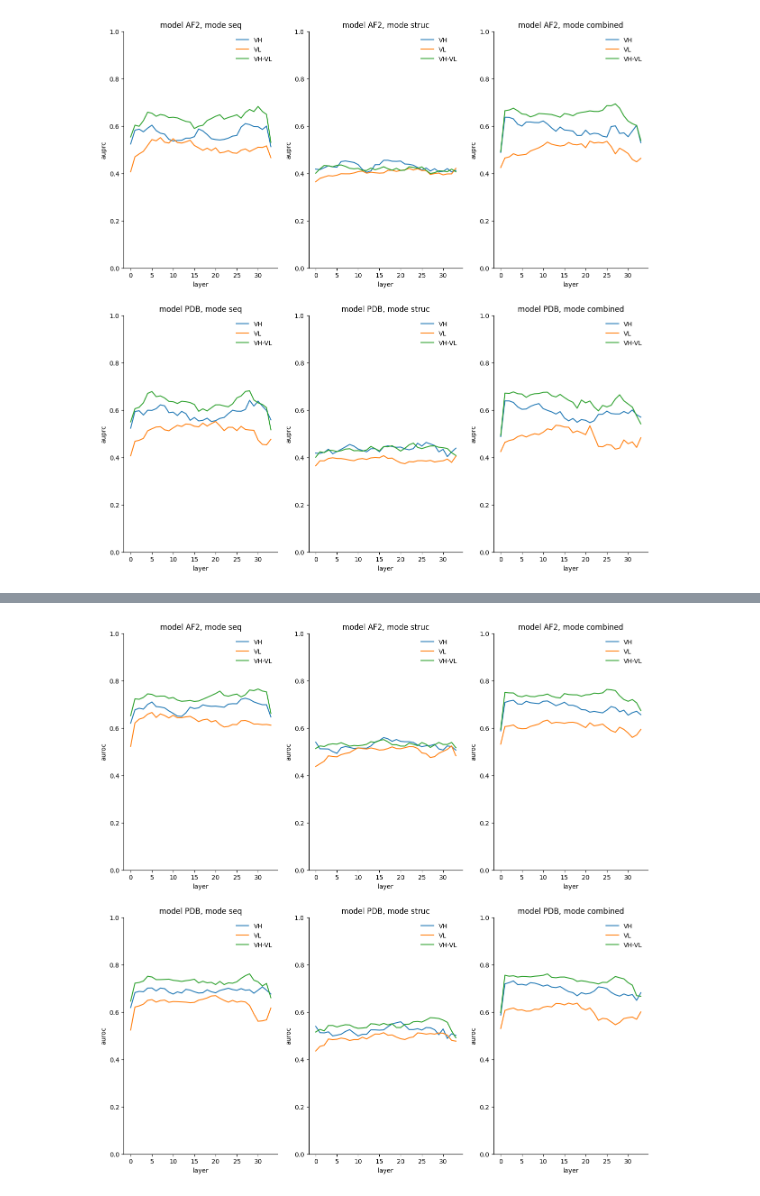
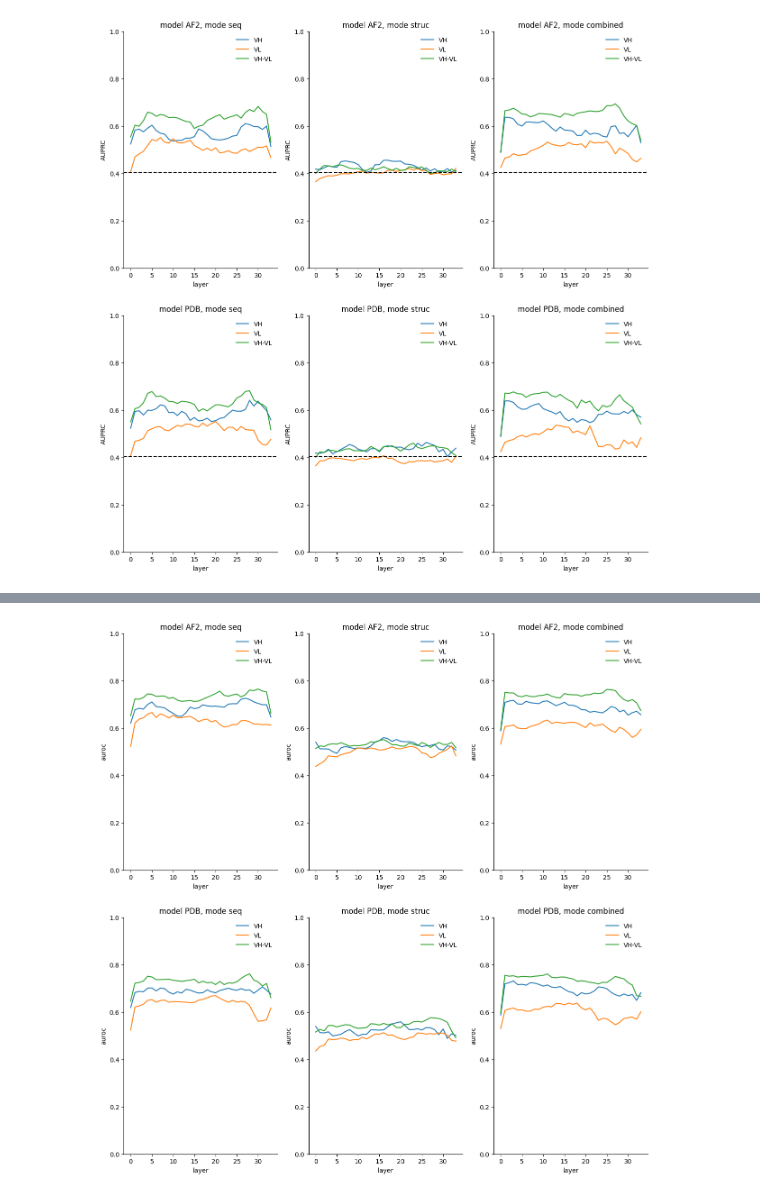
Before and after one commit to PRBorole/MALT, a Jupyter notebook: notebooks/linear_probing/probe_results_SaProt.ipynb, the cells around one changed output, grey strips where cells are left out. Saved outputs shown, nothing was run; the diff lists cells and outputs as text; code cells hidden in the pictures.

```diff
--- a/notebooks/linear_probing/probe_results_SaProt.ipynb
+++ b/notebooks/linear_probing/probe_results_SaProt.ipynb
@@ -4,37 +4,43 @@ import numpy as np
 import matplotlib.pyplot as plt
 import seaborn as sns
 import json
+# %%
+train_test_df = pd.read_csv('./../datasets/csi_bli/csi_bli/csi_bli_train_test_split.csv')
+auprc_baseline = train_test_df['Signal Normalised to -ve Control_binarized'].sum()/len(train_test_df)
 # %%
+#### AUPRC
 chains = ['VH', 'VL', 'VH-VL']
 modes = ['seq', 'struc', 'combined']
 models = ['AF2', 'PDB']
-
+metric = 'auprc'
 results_path = './results/SaProt//'
 
 fig, axs = plt.subplots(
     nrows=len(models),
     ncols=len(modes),
     figsize=(5*len(chains), 5*len(modes))
 )
 
 for idx, model in enumerate(models):
     for jdx, mode in enumerate(modes):
         plot_df = pd.concat(
             [pd.read_csv(f"{results_path}/{mode}/linear_probe_result_{model}_{chain}.csv") for chain in chains]
         )
         b = sns.lineplot(
             data=plot_df,
             x='layer',
-            y='auprc',
+            y=metric,
             hue='chain',
             ax=axs[idx][jdx]
         )
+        b.axhline(auprc_baseline, color='black', linestyle='--')
         b.set(ylim=(0,1))
         b.legend(frameon=False)
+        b.set_ylabel(metric.upper())
         b.set_title(f"model {model}, mode {mode}")
 
 
 
 sns.despine(top=True, right=True)
 # %% [output]
-[figure, old version]
+[figure, new version]
```
Also changed, not shown: parts of 2 cells of this notebook, 32 other files.
